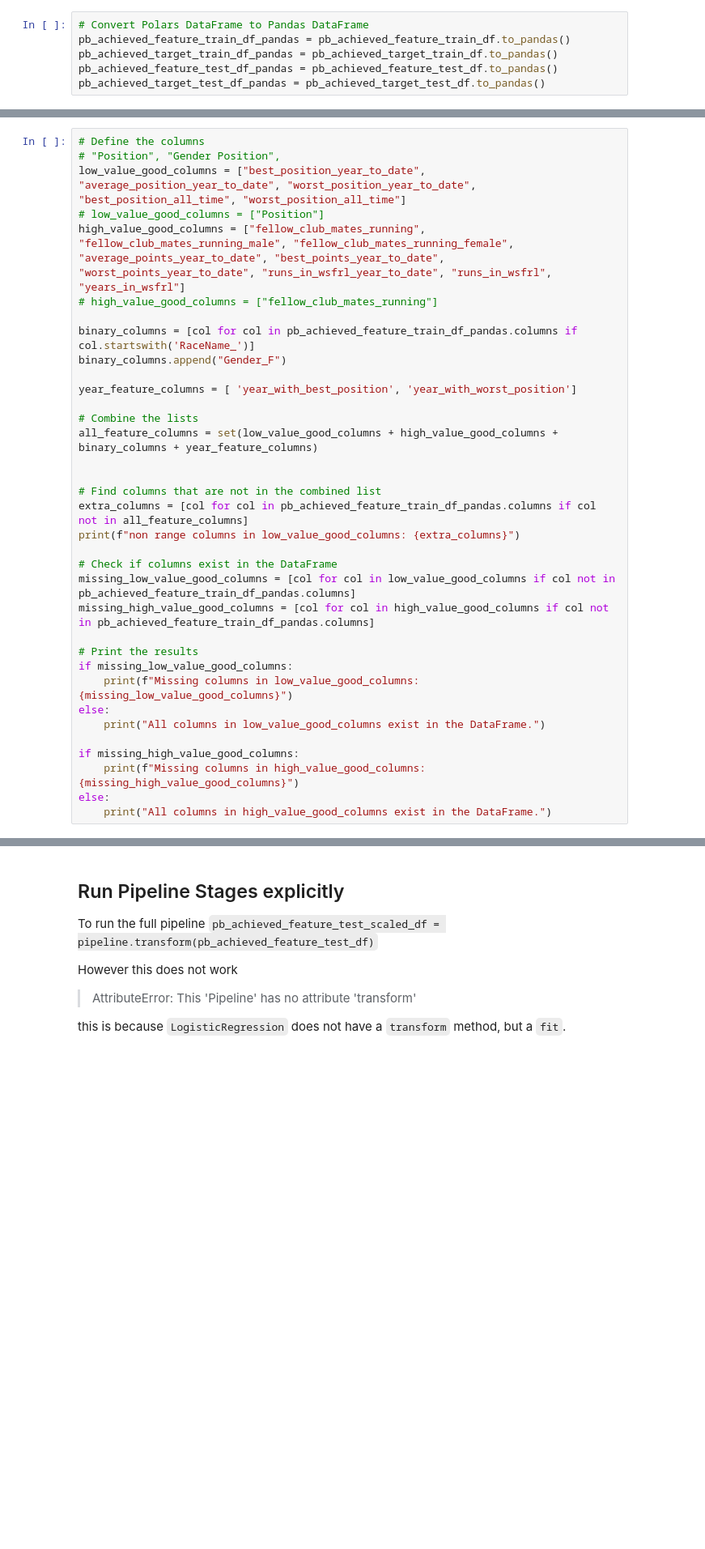
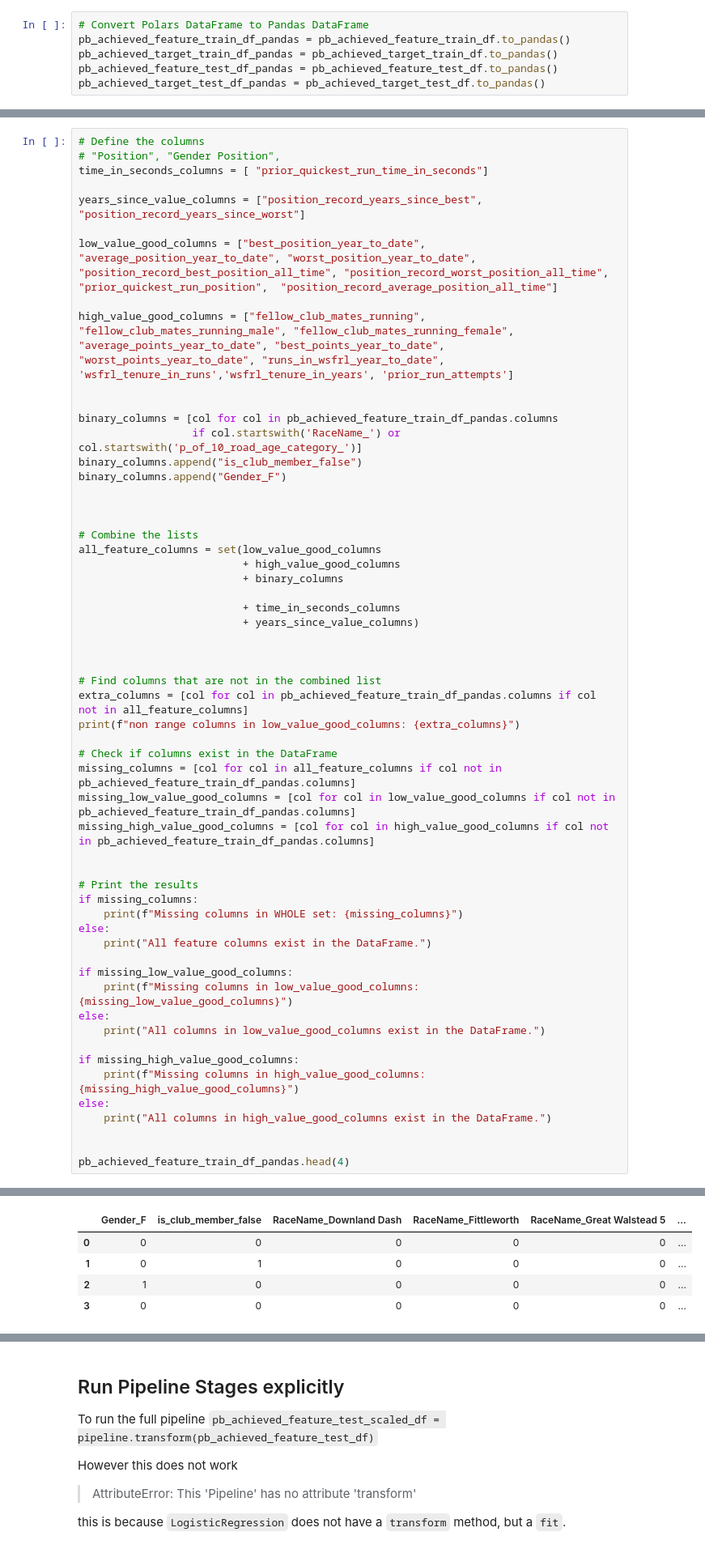
Before and after one commit to CoderGregH/wsfrl, a Jupyter notebook: WhatDrivesPb.ipynb, the cells around one changed output, grey strips where cells are left out. Shown at 81% size. Saved outputs shown, nothing was run; the diff lists cells and outputs as text; blank space fills up the shorter version.

```diff
--- a/WhatDrivesPb.ipynb
+++ b/WhatDrivesPb.ipynb
@@ -254,18 +286,30 @@ pb_achieved_target_test_df_pandas = pb_achieved_target_test_df.to_pandas()
 # %%
 # Define the columns
 # "Position", "Gender Position",
-low_value_good_columns = ["best_position_year_to_date", "average_position_year_to_date", "worst_position_year_to_date", "best_position_all_time", "worst_position_all_time"]
-# low_value_good_columns = ["Position"]
-high_value_good_columns = ["fellow_club_mates_running", "fellow_club_mates_running_male", "fellow_club_mates_running_female", "average_points_year_to_date", "best_points_year_to_date", "worst_points_year_to_date", "runs_in_wsfrl_year_to_date", "runs_in_wsfrl", "years_in_wsfrl"]
-# high_value_good_columns = ["fellow_club_mates_running"]
+time_in_seconds_columns = [ "prior_quickest_run_time_in_seconds"]
 
-binary_columns = [col for col in pb_achieved_feature_train_df_pandas.columns if col.startswith('RaceName_')]
+years_since_value_columns = ["position_record_years_since_best", "position_record_years_since_worst"]
+
+low_value_good_columns = ["best_position_year_to_date", "average_position_year_to_date", "worst_position_year_to_date", "position_record_best_position_all_time", "position_record_worst_position_all_time", "prior_quickest_run_position",  "position_record_average_position_all_time"]
+
+high_value_good_columns = ["fellow_club_mates_running", "fellow_club_mates_running_male", "fellow_club_mates_running_female", "average_points_year_to_date", "best_points_year_to_date", "worst_points_year_to_date", "runs_in_wsfrl_year_to_date", 'wsfrl_tenure_in_runs','wsfrl_tenure_in_years', 'prior_run_attempts']
+
+
+binary_columns = [col for col in pb_achieved_feature_train_df_pandas.columns
+                  if col.startswith('RaceName_') or col.startswith('p_of_10_road_age_category_')]
+binary_columns.append("is_club_member_false")
 binary_columns.append("Gender_F")
 
-year_feature_columns = [ 'year_with_best_position', 'year_with_worst_position']
+
 
 # Combine the lists
-all_feature_columns = set(low_value_good_columns + high_value_good_columns + binary_columns + year_feature_columns)
+all_feature_columns = set(low_value_good_columns
+                          + high_value_good_columns
+                          + binary_columns
+
+                          + time_in_seconds_columns
+                          + years_since_value_columns)
+
 
 
 # Find columns that are not in the combined list
@@ -273,10 +317,17 @@ extra_columns = [col for col in pb_achieved_feature_train_df_pandas.columns if c
 print(f"non range columns in low_value_good_columns: {extra_columns}")
 
 # Check if columns exist in the DataFrame
+missing_columns = [col for col in all_feature_columns if col not in pb_achieved_feature_train_df_pandas.columns]
 missing_low_value_good_columns = [col for col in low_value_good_columns if col not in pb_achieved_feature_train_df_pandas.columns]
 missing_high_value_good_columns = [col for col in high_value_good_columns if col not in pb_achieved_feature_train_df_pandas.columns]
 
+
 # Print the results
+if missing_columns:
+    print(f"Missing columns in WHOLE set: {missing_columns}")
+else:
+    print("All feature columns exist in the DataFrame.")
+
 if missing_low_value_good_columns:
     print(f"Missing columns in low_value_good_columns: {missing_low_value_good_columns}")
 else:
@@ -286,4 +337,7 @@ if missing_high_value_good_columns:
     print(f"Missing columns in high_value_good_columns: {missing_high_value_good_columns}")
 else:
     print("All columns in high_value_good_columns exist in the DataFrame.")
+
+
+pb_achieved_feature_train_df_pandas.head(4)
 # %% [output]
@@ -291,2 +346,7 @@ non range columns in low_value_good_columns: ['Position', 'Gender Position', 'Po
 All columns in low_value_good_columns exist in the DataFrame.
 All columns in high_value_good_columns exist in the DataFrame.
+|  | Gender_F | is_club_member_false | RaceName_Downland Dash | RaceName_Fittleworth | RaceName_Great Walstead 5 | ... |
+| 0 | 0 | 0 | 0 | 0 | 0 | ... |
+| 1 | 0 | 1 | 0 | 0 | 0 | ... |
+| 2 | 1 | 0 | 0 | 0 | 0 | ... |
+| 3 | 0 | 0 | 0 | 0 | 0 | ... |
```
Also changed, not shown: parts of 13 cells of this notebook.
